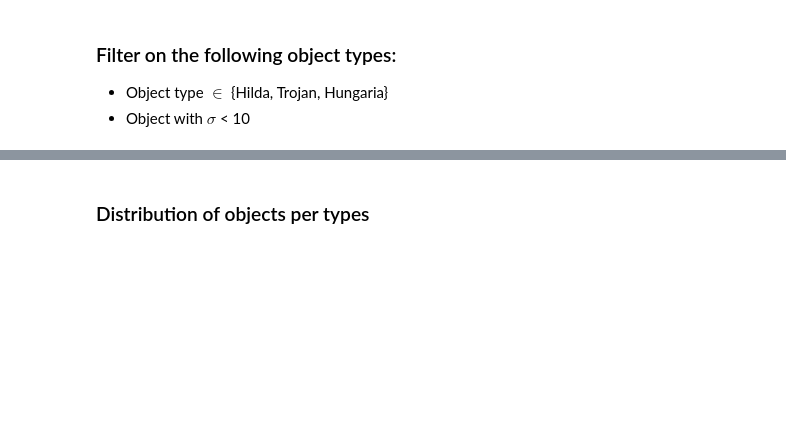
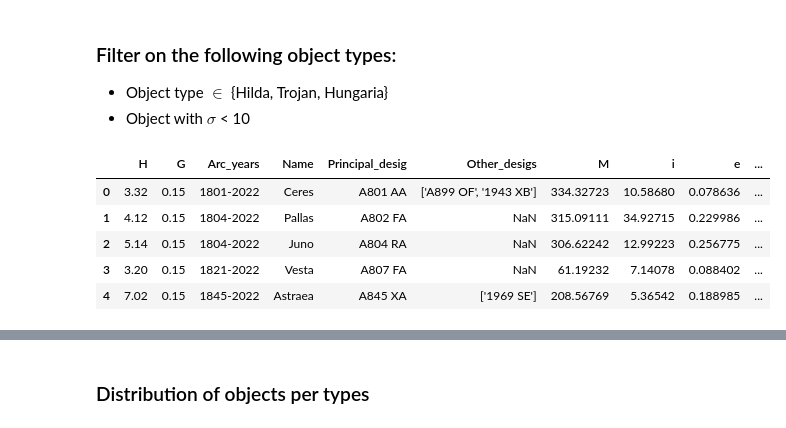
Before and after one commit to alexfum75/Jupiter_Asteroids, a Jupyter notebook: Hilda.ipynb, the cells around one changed output, grey strips where cells are left out. Drawn from its saved outputs; the diff is of its cells as text; code cells hidden in the pictures; blank space fills up the shorter version.

```diff
--- a/Hilda.ipynb
+++ b/Hilda.ipynb
@@ -56,6 +55,16 @@ array(['MBA', 'Phocaea', 'q < 1.665 AU', 'Hilda', 'Amor', 'Hungaria',
 
 - Object type $\in$ {Hilda, Trojan, Hungaria}
 - Object with $\sigma$ < 10
+# %%
+df[['Discover', 'Last_Obs']] = df['Arc_years'].str.split('-', n=1, expand=True)
+df.head()
+# %% [output]
+|  | H | G | Arc_years | Name | Principal_desig | Other_desigs | M | i | e | ... |
+| 0 | 3.32 | 0.15 | 1801-2022 | Ceres | A801 AA | ['A899 OF', '1943 XB'] | 334.32723 | 10.58680 | 0.078636 | ... |
+| 1 | 4.12 | 0.15 | 1804-2022 | Pallas | A802 FA | NaN | 315.09111 | 34.92715 | 0.229986 | ... |
+| 2 | 5.14 | 0.15 | 1804-2022 | Juno | A804 RA | NaN | 306.62242 | 12.99223 | 0.256775 | ... |
+| 3 | 3.20 | 0.15 | 1821-2022 | Vesta | A807 FA | NaN | 61.19232 | 7.14078 | 0.088402 | ... |
+| 4 | 7.02 | 0.15 | 1845-2022 | Astraea | A845 XA | ['1969 SE'] | 208.56769 | 5.36542 | 0.188985 | ... |
 # %%
 MPC_Jupyter_H = df.apply(lambda r: r[df['Orbit_type'].isin(['Hungaria','Hilda','Trojan'])])
 MPC_Jupyter_no_outliers = MPC_Jupyter_H[MPC_Jupyter_H['H'] < (10 * MPC_Jupyter_H['H'].std())]
```
Also changed, not shown: parts of 3 cells of this notebook.
